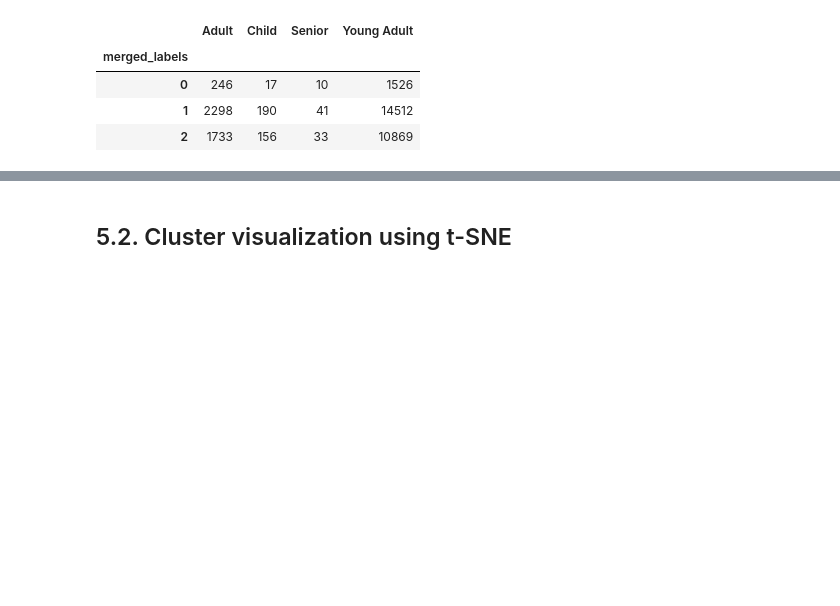
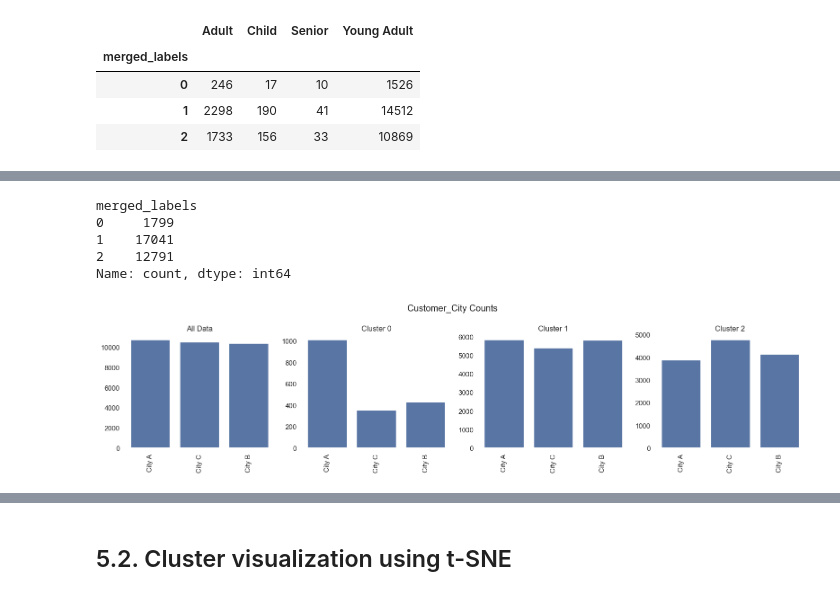
Before and after one commit to Telepatec/DataMiningProject, a Jupyter notebook: Clustering.ipynb, the cells around one changed output, grey strips where cells are left out. Saved outputs shown, nothing was run; the diff lists cells and outputs as text; code cells hidden in the pictures; blank space fills up the shorter version.

```diff
--- a/Clustering.ipynb
+++ b/Clustering.ipynb
@@ -1490,12 +1488,12 @@ df
 31631 rows × 25 columns
 # %%
 # Create dummy variables for the merged_cluster column
-dummy_encoded_clusters = pd.get_dummies(df['customer_preference'])
+dummy_encoded_clusters = pd.get_dummies(df['customer_preference'], prefix='cluster')
 
 # Append the dummy variables to the original DataFrame (optional)
 df = pd.concat([df, dummy_encoded_clusters], axis=1)
 
-df.head(3)
+df
 # %% [output]
 |  | customer_id | vendor_count | is_chain | payment_method | days_as_customer | money_spent | customer_city | ... |
 | 0 | 1b8f824d5e | 0.076923 | True | DIGI | 0.011111 | 0.035654 | City A | ... |
@@ -1505,9 +1510,0 @@ df.head(3)
-# %%
-# Identify the dummy variable columns
-dummy_columns = pd.get_dummies(df['customer_preference']).columns
-
-# Drop these columns from the DataFrame
-df = df.drop(columns=dummy_columns)
-
-# Display the updated DataFrame
-print(df.head(3))
@@ -1611,33 +1585,40 @@ KeyError: "['CUI_American', 'CUI_Asian', 'CUI_Beverages', 'CUI_Cafe', 'CUI_Chick
 # %%
 df[['merged_labels']].groupby(['merged_labels']).value_counts()
+# %% [output]
+merged_labels
+0     1799
+1    17041
+2    12791
+Name: count, dtype: int64
 # %%
-fig, axes = plt.subplots(1,
-                         df['merged_labels'].nunique() + 1, # Add an extra ax for population countplot
-                         figsize=(16,4),
-                         tight_layout=True,
-                        #  sharey=True,
-                         )
-
+fig, axes = plt.subplots(
+    1,
+    df['merged_labels'].nunique() + 1,  # Add an extra ax for population countplot
+    figsize=(16, 4),
+    tight_layout=True
+)
 
 for i in range(len(axes.flatten())):
     ax = axes[i]
     if i == 0:
         sns.countplot(df,
-                        x='customer_city',
-                        order = df['customer_city'].value_counts().index,
-                        ax=ax)
+                      x='customer_city',
+                      order=df['customer_city'].value_counts().index,
+                      ax=ax)
         ax.set_title("All Data")
-
     else:
-        sns.countplot(df.loc[df['merged_labels']==i-1],
-                    x='customer_city',
-                    order = df['customer_city'].value_counts().index,
-                    ax=ax)
-        ax.set_title("Cluster {}".format(i-1))
+        sns.countplot(df.loc[df['merged_labels'] == i - 1],
+                      x='customer_city',
+                      order=df['customer_city'].value_counts().index,
+                      ax=ax)
+        ax.set_title("Cluster {}".format(i - 1))
 
     ax.tick_params(axis="x", labelrotation=90)
     ax.set_xlabel("")
     ax.set_ylabel("")
+    ax.set_facecolor('white')  # Set the background color of each subplot to white
 
-plt.suptitle("customer_city Counts", )
+plt.suptitle("Customer_City Counts", )
 plt.show()
+# %% [output]
+[figure, added]
```
Also changed, not shown: parts of 27 cells of this notebook, 1 other file.
